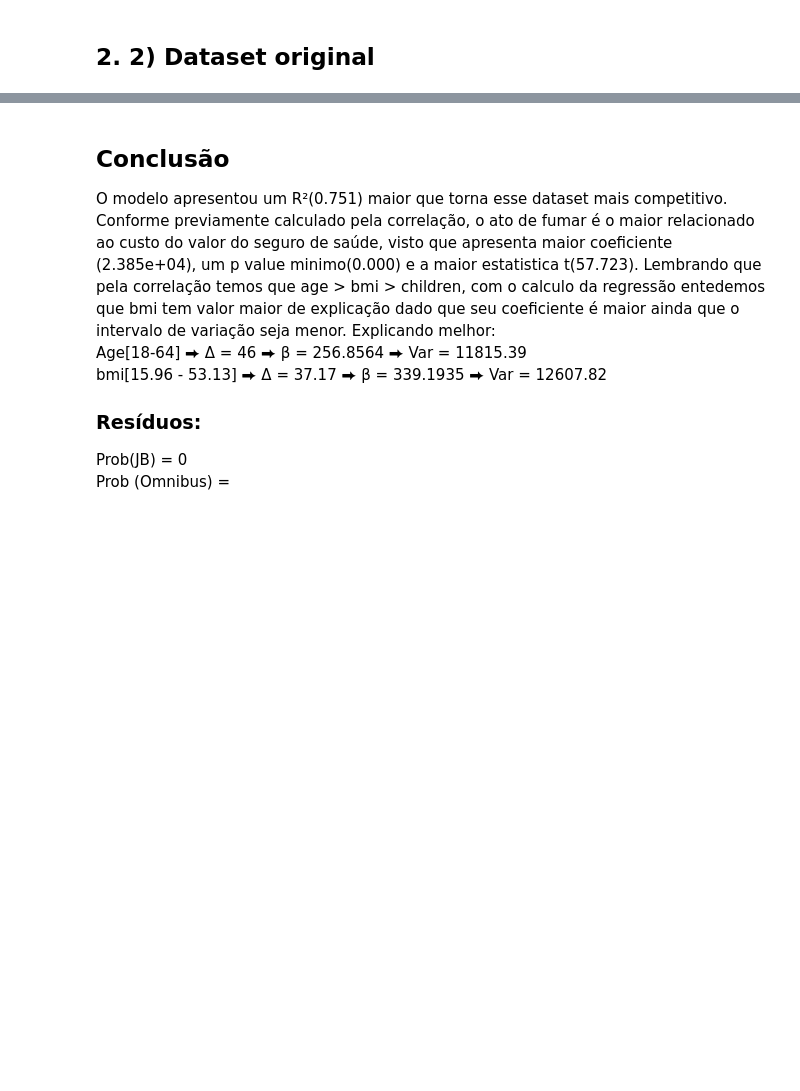
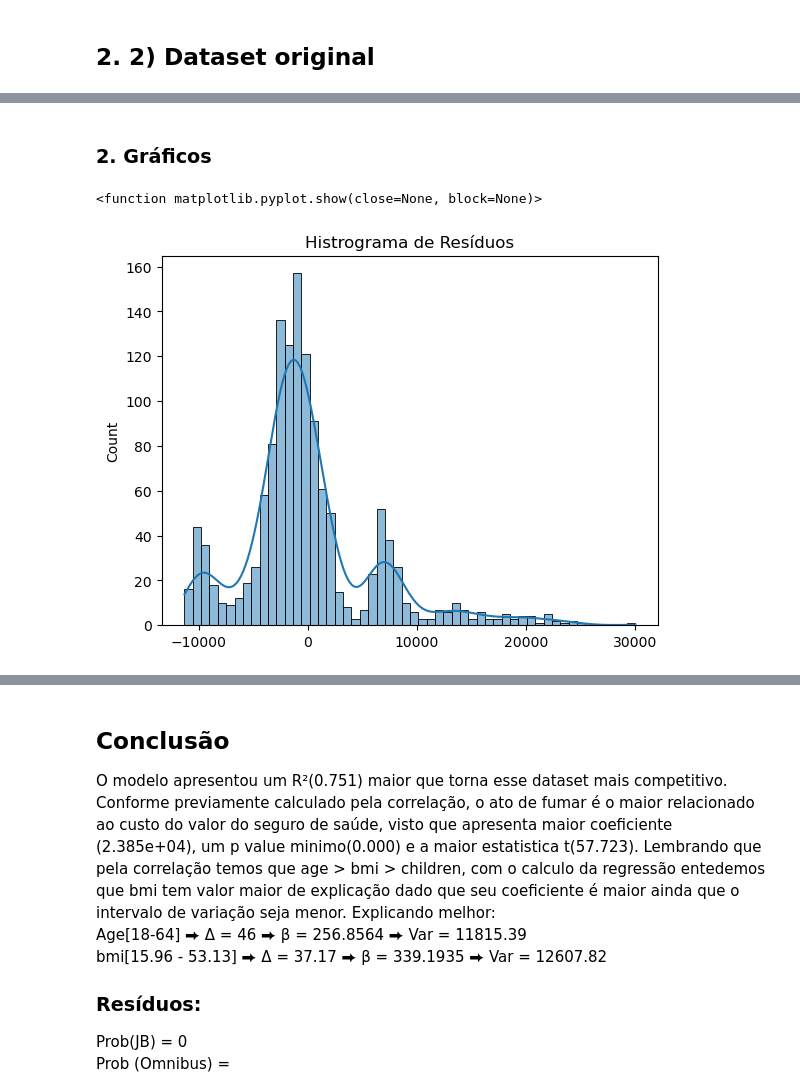
Before and after one commit to vaneza-novais/statistical-inference-vs-ml-regression, a Jupyter notebook: medical-insurance-cost.ipynb, the cells around one changed output, grey strips where cells are left out. Cells and saved outputs as stored; diff of their text form; code cells hidden in the pictures; blank space fills up the shorter version.

```diff
--- a/medical-insurance-cost.ipynb
+++ b/medical-insurance-cost.ipynb
@@ -412,3 +458,12 @@ OLS Regression Results
 | Kurtosis: | 5.651 | Cond. No. | 311. |
 Notes:
 [1] Standard Errors assume that the covariance matrix of the errors is correctly specified.
+# %% [markdown]
+### 2. Gráficos
+# %%
+sns.histplot(results.resid, kde= True)
+plt.title("Histrograma de Resíduos")
+plt.show
+# %% [output]
+<function matplotlib.pyplot.show(close=None, block=None)>
+[figure, added]
```
Also changed, not shown: parts of 23 cells of this notebook.
